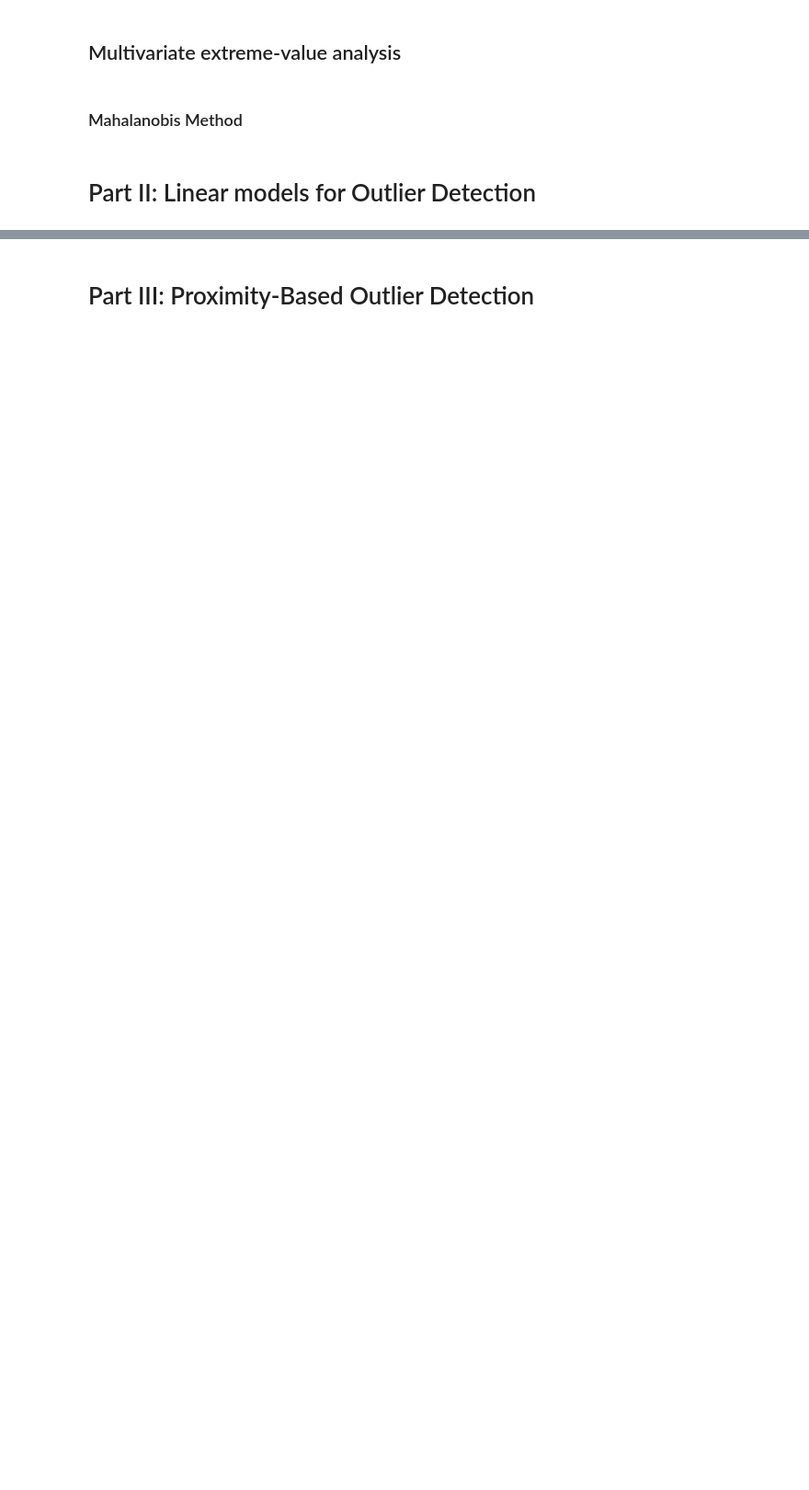
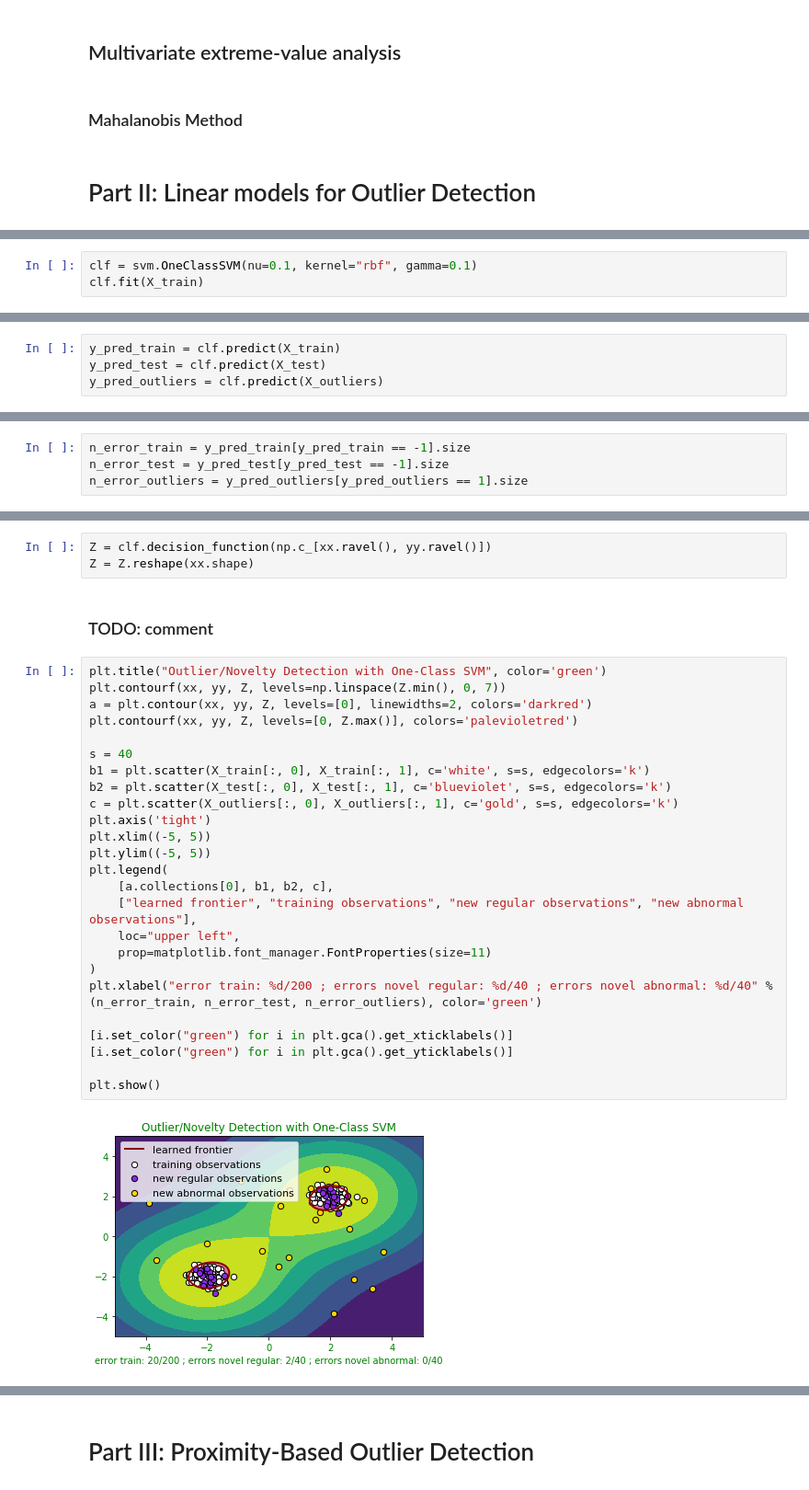
Before and after one commit to IooHooI/OUTLIER_DETECTION, a Jupyter notebook: notebooks/HW1.ipynb, the cells around one changed output, grey strips where cells are left out. Shown at 92% size. Drawn from its saved outputs; the diff is of its cells as text; blank space fills up the shorter version.

```diff
--- a/notebooks/HW1.ipynb
+++ b/notebooks/HW1.ipynb
@@ -125,0 +151,3 @@ for upper-tail and lower-tail boundaries.
+# %%
+clf = svm.OneClassSVM(nu=0.1, kernel="rbf", gamma=0.1)
+clf.fit(X_train)
@@ -125,0 +160,4 @@ for upper-tail and lower-tail boundaries.
+# %%
+y_pred_train = clf.predict(X_train)
+y_pred_test = clf.predict(X_test)
+y_pred_outliers = clf.predict(X_outliers)
@@ -125,0 +166,4 @@ for upper-tail and lower-tail boundaries.
+# %%
+n_error_train = y_pred_train[y_pred_train == -1].size
+n_error_test = y_pred_test[y_pred_test == -1].size
+n_error_outliers = y_pred_outliers[y_pred_outliers == 1].size
@@ -125,0 +172,32 @@ for upper-tail and lower-tail boundaries.
+# %%
+Z = clf.decision_function(np.c_[xx.ravel(), yy.ravel()])
+Z = Z.reshape(xx.shape)
+# %% [markdown]
+### TODO: comment
+# %%
+plt.title("Outlier/Novelty Detection with One-Class SVM", color='green')
+plt.contourf(xx, yy, Z, levels=np.linspace(Z.min(), 0, 7))
+a = plt.contour(xx, yy, Z, levels=[0], linewidths=2, colors='darkred')
+plt.contourf(xx, yy, Z, levels=[0, Z.max()], colors='palevioletred')
+
+s = 40
+b1 = plt.scatter(X_train[:, 0], X_train[:, 1], c='white', s=s, edgecolors='k')
+b2 = plt.scatter(X_test[:, 0], X_test[:, 1], c='blueviolet', s=s, edgecolors='k')
+c = plt.scatter(X_outliers[:, 0], X_outliers[:, 1], c='gold', s=s, edgecolors='k')
+plt.axis('tight')
+plt.xlim((-5, 5))
+plt.ylim((-5, 5))
+plt.legend(
+    [a.collections[0], b1, b2, c],
+    ["learned frontier", "training observations", "new regular observations", "new abnormal observations"],
+    loc="upper left",
+    prop=matplotlib.font_manager.FontProperties(size=11)
+)
+plt.xlabel("error train: %d/200 ; errors novel regular: %d/40 ; errors novel abnormal: %d/40" % (n_error_train, n_error_test, n_error_outliers), color='green')
+
+[i.set_color("green") for i in plt.gca().get_xticklabels()]
+[i.set_color("green") for i in plt.gca().get_yticklabels()]
+
+plt.show()
+# %% [output]
+[figure, added]
```
Also changed, not shown: parts of 53 cells of this notebook, 1 other file.
